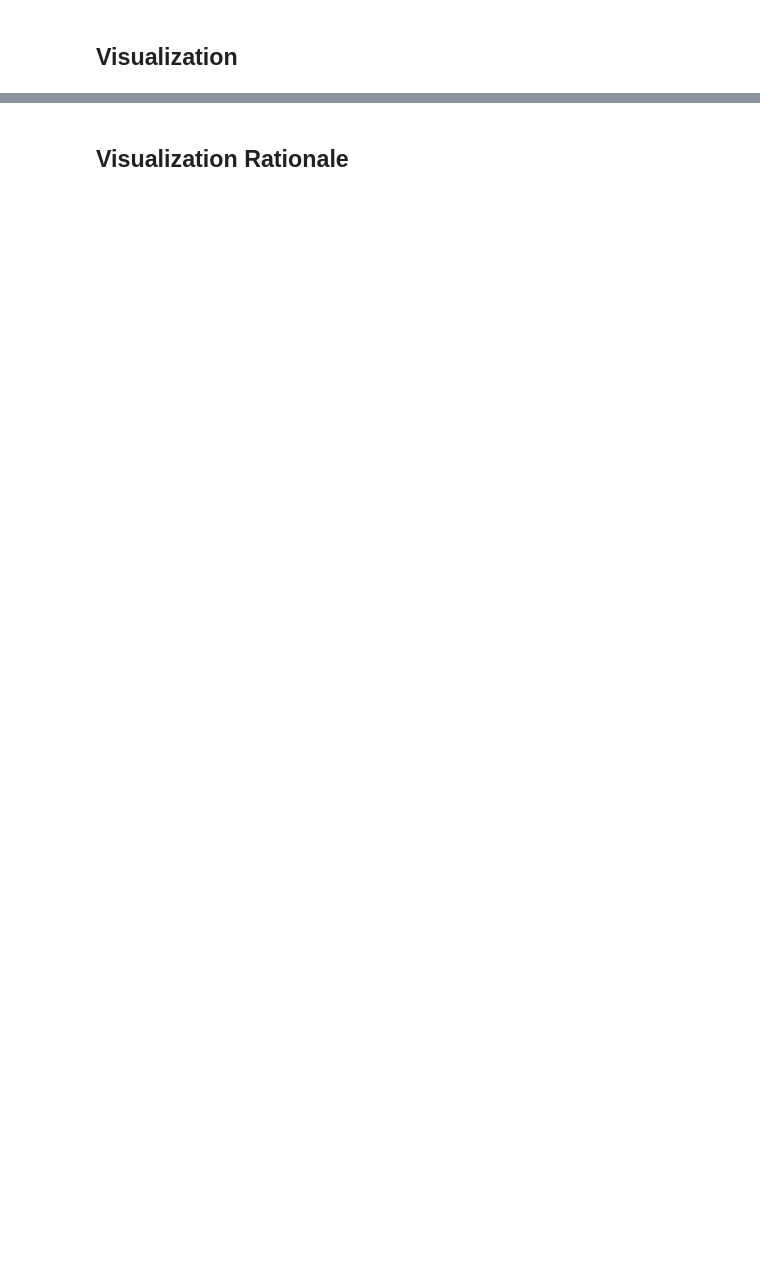
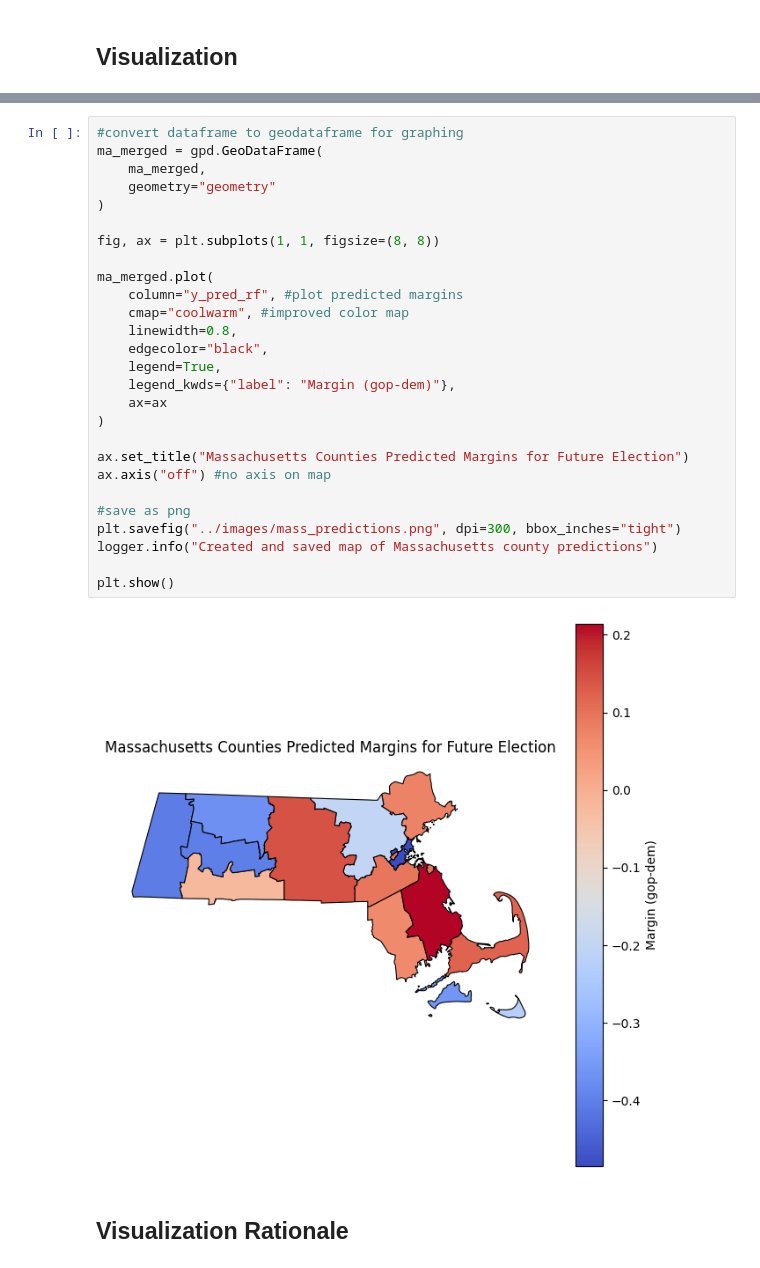
Before and after one commit to nylaup/ds4320-project2, a Jupyter notebook: pipeline/SolutionPipeline.ipynb, the cells around one changed output, grey strips where cells are left out. Cells and saved outputs as stored; diff of their text form; blank space fills up the shorter version.

```diff
--- a/pipeline/SolutionPipeline.ipynb
+++ b/pipeline/SolutionPipeline.ipynb
@@ -26,2 +287,31 @@ df = pd.json_normalize(docs)
+# %%
+#convert dataframe to geodataframe for graphing
+ma_merged = gpd.GeoDataFrame(
+    ma_merged,
+    geometry="geometry"
+)
+
+fig, ax = plt.subplots(1, 1, figsize=(8, 8))
+
+ma_merged.plot(
+    column="y_pred_rf", #plot predicted margins
+    cmap="coolwarm", #improved color map
+    linewidth=0.8,
+    edgecolor="black",
+    legend=True,
+    legend_kwds={"label": "Margin (gop-dem)"},
+    ax=ax
+)
+
+ax.set_title("Massachusetts Counties Predicted Margins for Future Election")
+ax.axis("off") #no axis on map
+
+#save as png
+plt.savefig("../images/mass_predictions.png", dpi=300, bbox_inches="tight")
+logger.info("Created and saved map of Massachusetts county predictions")
+
+plt.show()
+# %% [output]
+[figure, added]
 # %% [markdown]
 ## Visualization Rationale
```
Also changed, not shown: parts of 16 cells of this notebook, 8 other files.
